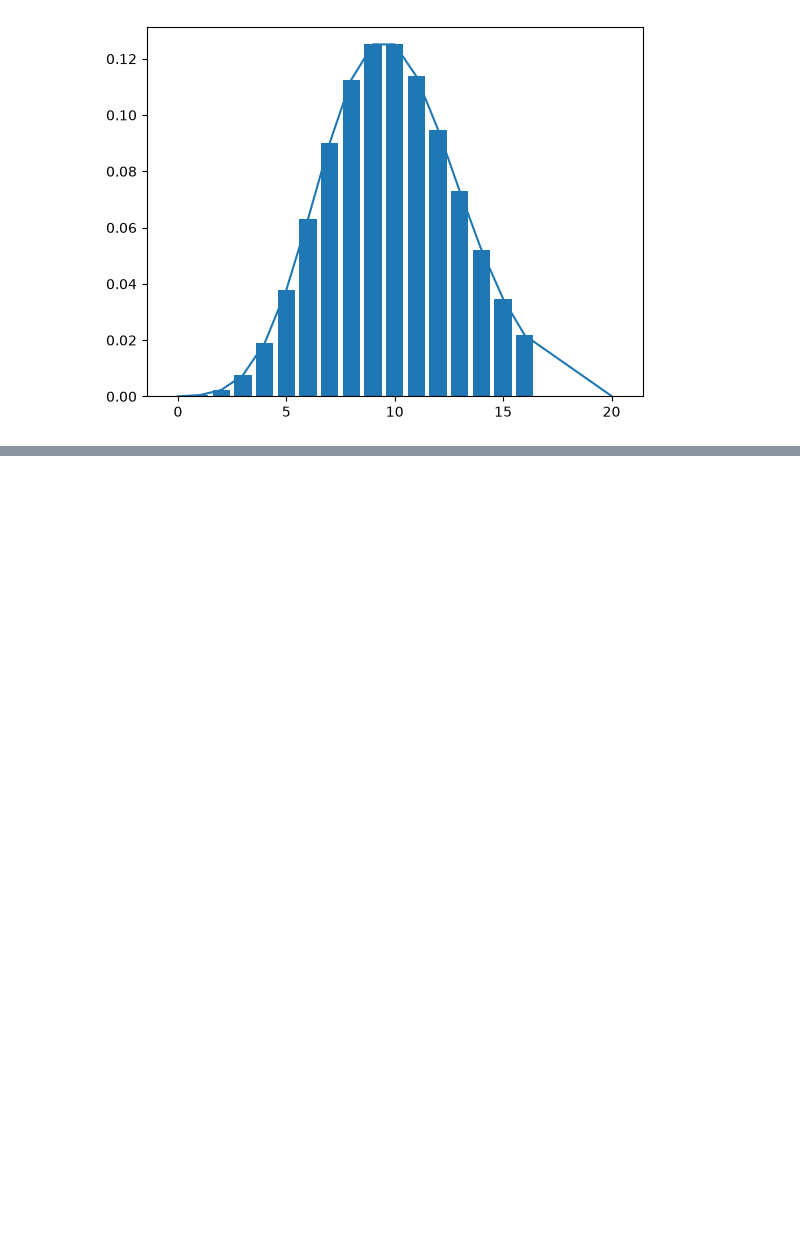
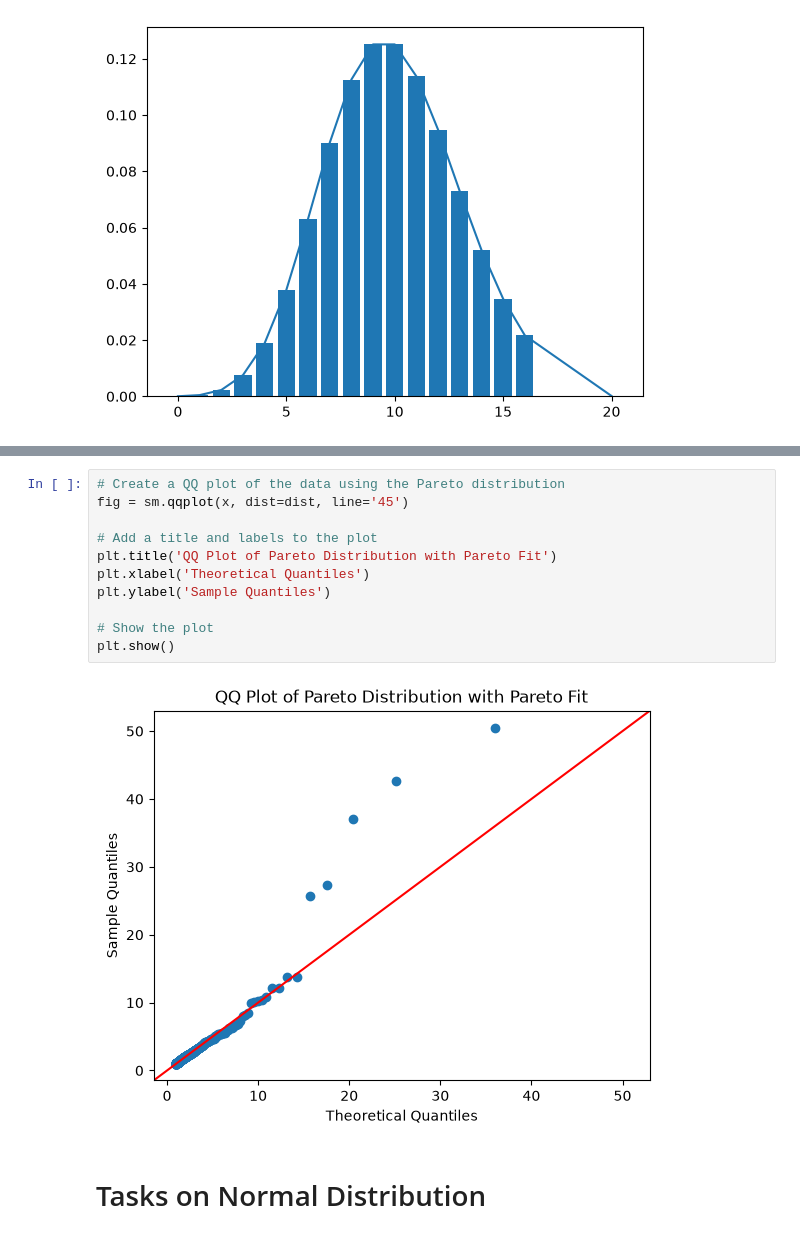
Before and after one commit to wahabali786110/statistics-for-machine-learning, a Jupyter notebook: Practicing_Statistics_Probability.ipynb, the cells around one changed output, grey strips where cells are left out. Cells and saved outputs as stored; diff of their text form; blank space fills up the shorter version.

```diff
--- a/Practicing_Statistics_Probability.ipynb
+++ b/Practicing_Statistics_Probability.ipynb
@@ -396,0 +465,15 @@ plt.plot(calls,probablities)
+# %%
+# Create a QQ plot of the data using the Pareto distribution
+fig = sm.qqplot(x, dist=dist, line='45')
+
+# Add a title and labels to the plot
+plt.title('QQ Plot of Pareto Distribution with Pareto Fit')
+plt.xlabel('Theoretical Quantiles')
+plt.ylabel('Sample Quantiles')
+
+# Show the plot
+plt.show()
+# %% [output]
+[figure, added]
+# %% [markdown]
+# Tasks on Normal Distribution
```
Also changed, not shown: parts of 27 cells of this notebook.
